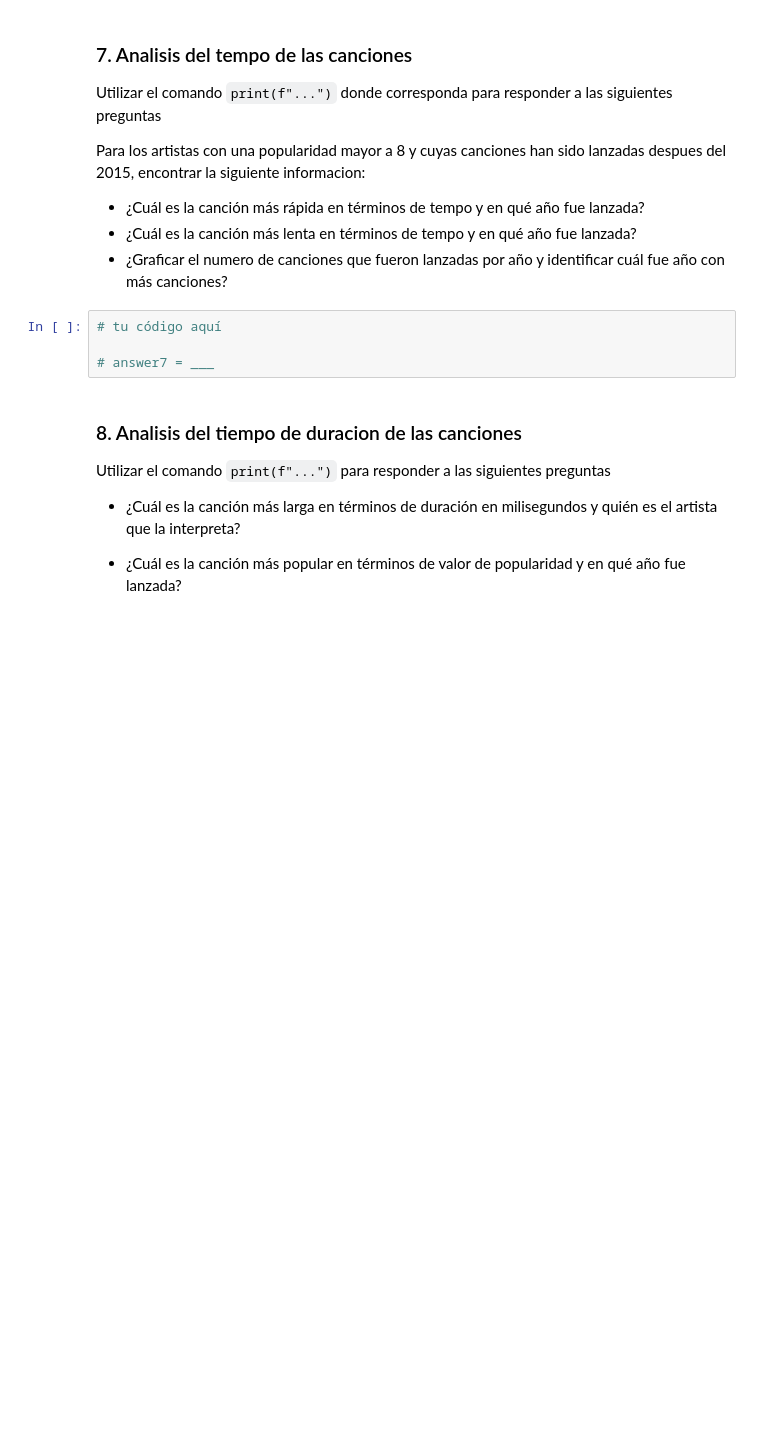
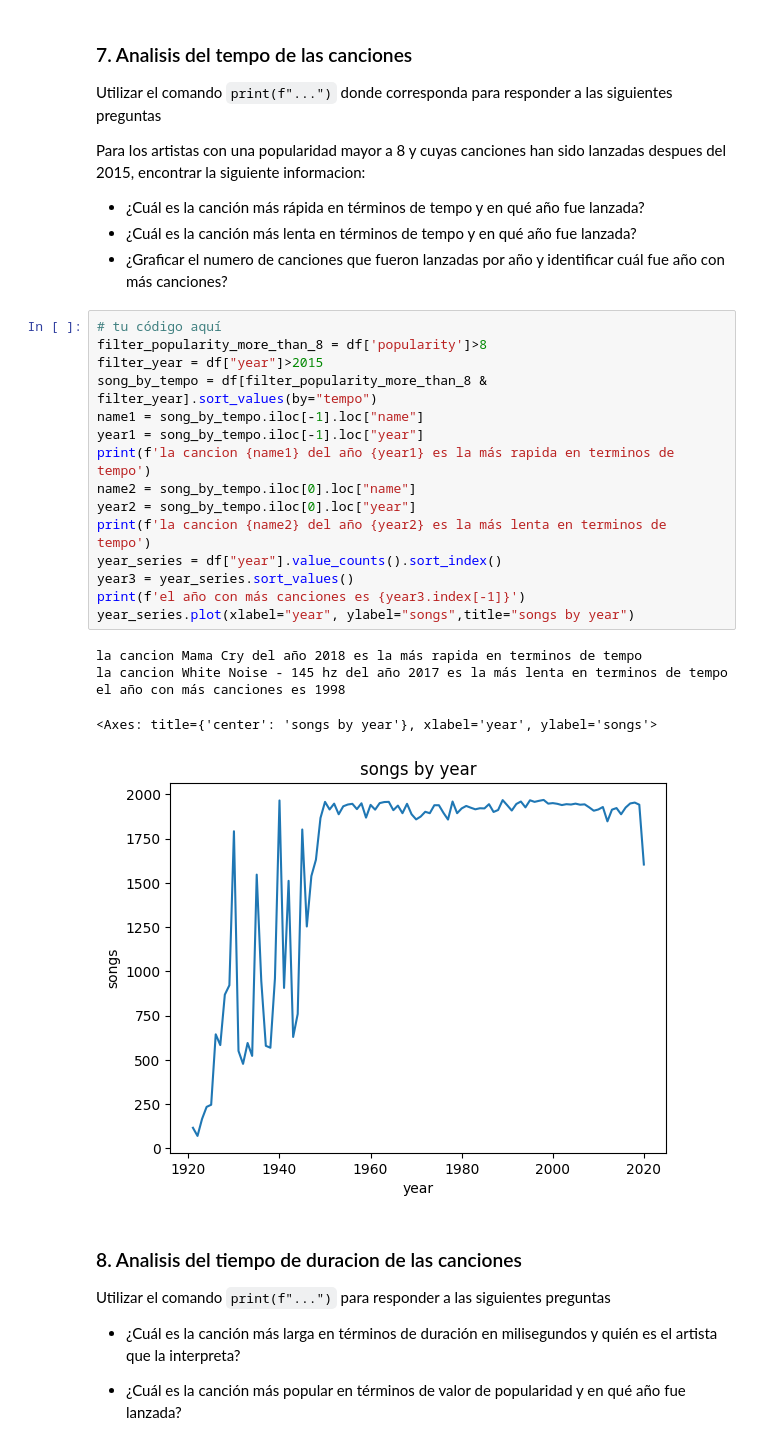
Before and after one commit to jonathanVR/python, a Jupyter notebook: Sesiones/2023-06-24/Trabajo_final.ipynb, the cells around one changed output. Cells and saved outputs as stored; diff of their text form; blank space fills up the shorter version.

```diff
--- a/Sesiones/2023-06-24/Trabajo_final.ipynb
+++ b/Sesiones/2023-06-24/Trabajo_final.ipynb
@@ -181,10 +153,27 @@ Para los artistas con una popularidad mayor a 8 y cuyas canciones han sido lanza
 - ¿Cuál es la canción más rápida en términos de tempo y en qué año fue lanzada?
 - ¿Cuál es la canción más lenta en términos de tempo y en qué año fue lanzada?
 - ¿Graficar el numero de canciones que fueron lanzadas por año y identificar cuál fue año con más canciones?
-# %%
-# tu código aquí
-
-# answer7 = ___
+# %%
+# tu código aquí
+filter_popularity_more_than_8 = df['popularity']>8
+filter_year = df["year"]>2015
+song_by_tempo = df[filter_popularity_more_than_8 & filter_year].sort_values(by="tempo")
+name1 = song_by_tempo.iloc[-1].loc["name"]
+year1 = song_by_tempo.iloc[-1].loc["year"]
+print(f'la cancion {name1} del año {year1} es la más rapida en terminos de tempo')
+name2 = song_by_tempo.iloc[0].loc["name"]
+year2 = song_by_tempo.iloc[0].loc["year"]
+print(f'la cancion {name2} del año {year2} es la más lenta en terminos de tempo')
+year_series = df["year"].value_counts().sort_index()
+year3 = year_series.sort_values()
+print(f'el año con más canciones es {year3.index[-1]}')
+year_series.plot(xlabel="year", ylabel="songs",title="songs by year")
+# %% [output]
+la cancion Mama Cry del año 2018 es la más rapida en terminos de tempo
+la cancion White Noise - 145 hz del año 2017 es la más lenta en terminos de tempo
+el año con más canciones es 1998
+<Axes: title={'center': 'songs by year'}, xlabel='year', ylabel='songs'>
+[figure, added]
 # %% [markdown]
 ### 8. Analisis del tiempo de duracion de las canciones
 Utilizar el comando `print(f"...")` para responder a las siguientes preguntas
```
Also changed, not shown: parts of 33 cells of this notebook, 4 other files.
